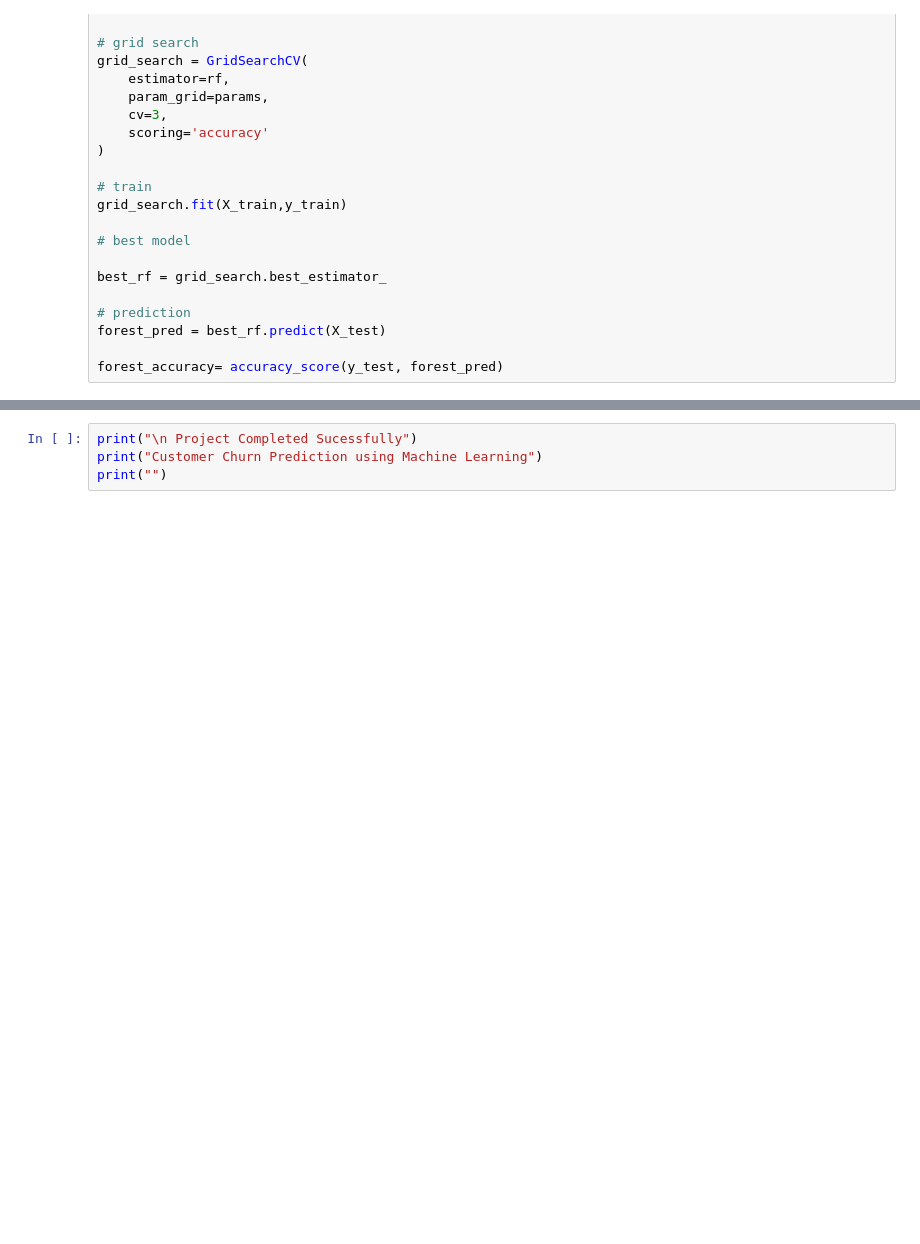
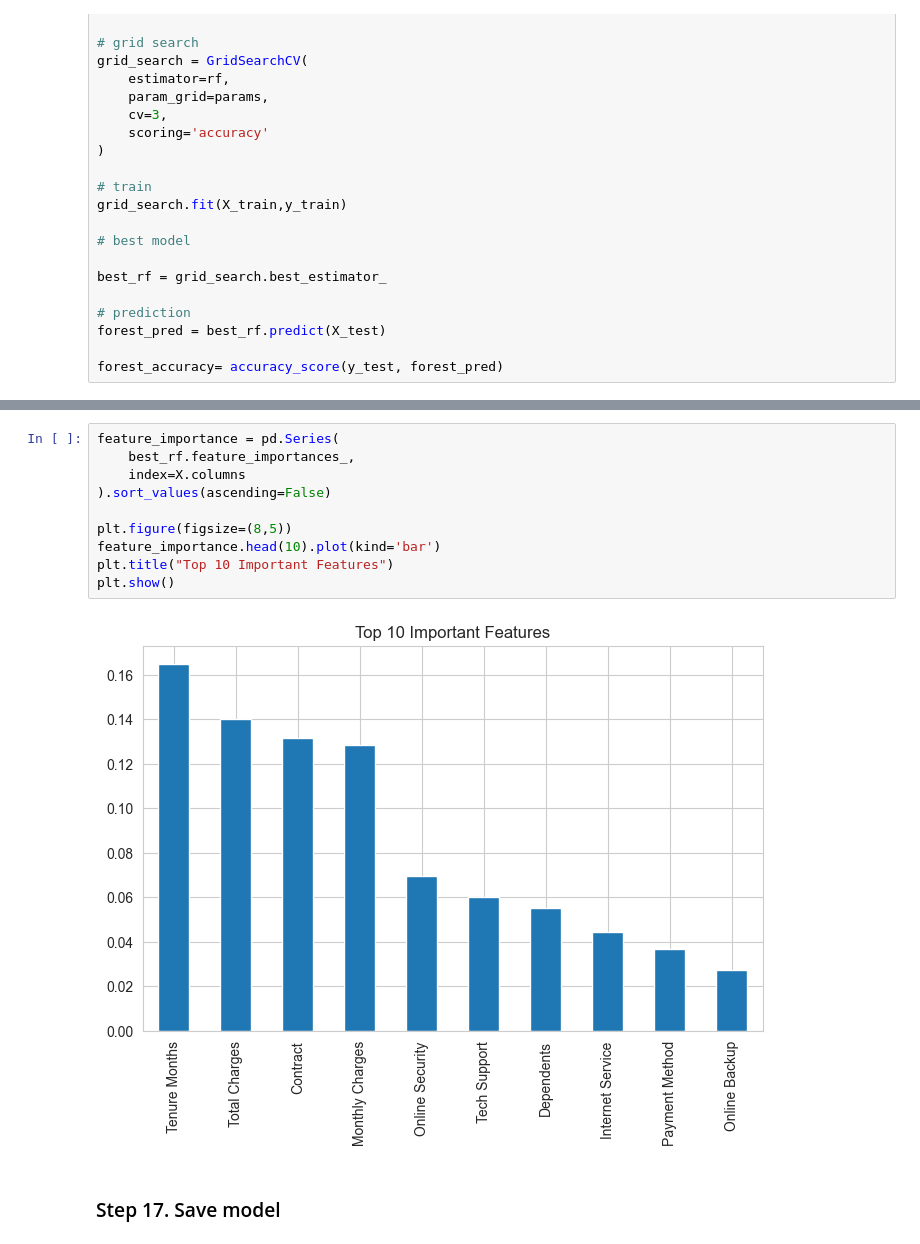
Before and after one commit to sainibunty2309-del/Customer-churn-prediction-ML, a Jupyter notebook: churn.ipynb, the cells around one changed output, grey strips where cells are left out. Saved outputs shown, nothing was run; the diff lists cells and outputs as text; blank space fills up the shorter version.

```diff
--- a/churn.ipynb
+++ b/churn.ipynb
@@ -334,4 +369,14 @@ plt.show()
-# %%
-print("\n Project Completed Sucessfully")
-print("Customer Churn Prediction using Machine Learning")
-print("")
+# %%
+feature_importance = pd.Series(
+    best_rf.feature_importances_,
+    index=X.columns
+).sort_values(ascending=False)
+
+plt.figure(figsize=(8,5))
+feature_importance.head(10).plot(kind='bar')
+plt.title("Top 10 Important Features")
+plt.show()
+# %% [output]
+[figure, added]
+# %% [markdown]
+### Step 17. Save model
```
Also changed, not shown: parts of 22 cells of this notebook.
